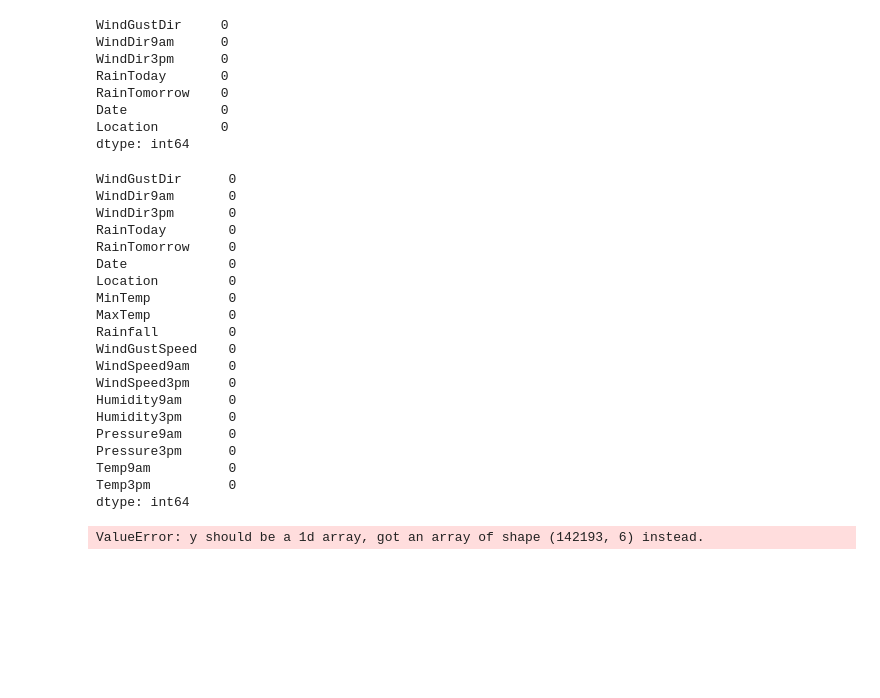
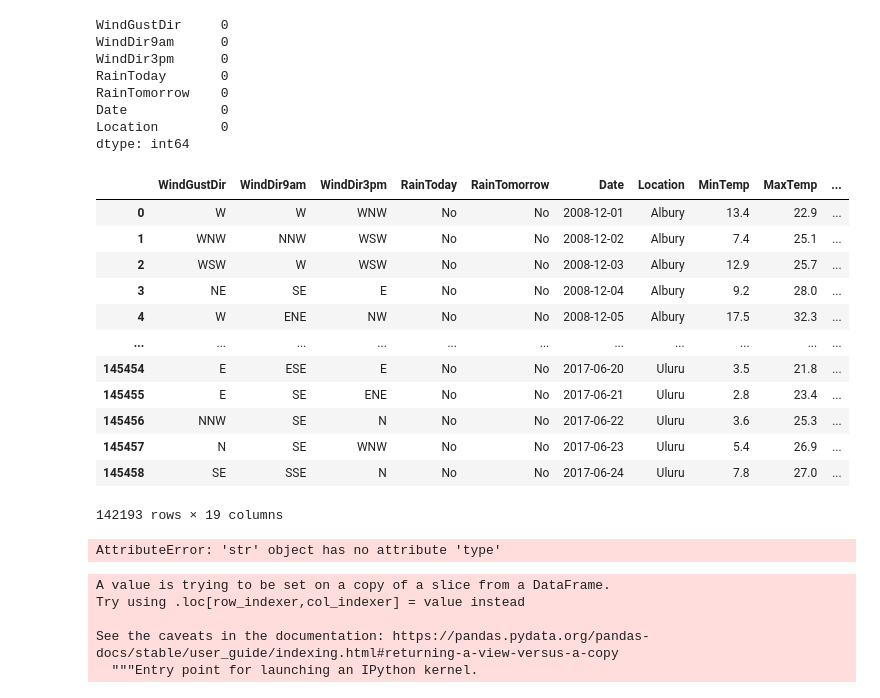
Before and after one commit to janeetazahid/ML-Projects, a Jupyter notebook: rainFall/rainfallPred.ipynb, the cells around one changed output. Cells and saved outputs as stored; diff of their text form; code cells hidden in the pictures; blank space fills up the shorter version.

Commit message:
label encoding

```diff
--- a/rainFall/rainfallPred.ipynb
+++ b/rainFall/rainfallPred.ipynb
@@ -222,35 +222,32 @@ dtype: int64
 # %%
 rainFall_df_cleaned=df_categorical.join(df_numerical)
 rainFall_df_cleaned.isna().sum()
+rainFall_df_cleaned
 # %% [output]
+|  | WindGustDir | WindDir9am | WindDir3pm | RainToday | RainTomorrow | Date | Location | MinTemp | MaxTemp | ... |
+| 0 | W | W | WNW | No | No | 2008-12-01 | Albury | 13.4 | 22.9 | ... |
+| 1 | WNW | NNW | WSW | No | No | 2008-12-02 | Albury | 7.4 | 25.1 | ... |
+| 2 | WSW | W | WSW | No | No | 2008-12-03 | Albury | 12.9 | 25.7 | ... |
+| 3 | NE | SE | E | No | No | 2008-12-04 | Albury | 9.2 | 28.0 | ... |
+| 4 | W | ENE | NW | No | No | 2008-12-05 | Albury | 17.5 | 32.3 | ... |
+| ... | ... | ... | ... | ... | ... | ... | ... | ... | ... | ... |
+| 145454 | E | ESE | E | No | No | 2017-06-20 | Uluru | 3.5 | 21.8 | ... |
+| 145455 | E | SE | ENE | No | No | 2017-06-21 | Uluru | 2.8 | 23.4 | ... |
+| 145456 | NNW | SE | N | No | No | 2017-06-22 | Uluru | 3.6 | 25.3 | ... |
+| 145457 | N | SE | WNW | No | No | 2017-06-23 | Uluru | 5.4 | 26.9 | ... |
+| 145458 | SE | SSE | N | No | No | 2017-06-24 | Uluru | 7.8 | 27.0 | ... |
-WindGustDir      0
-WindDir9am       0
-WindDir3pm       0
-RainToday        0
-RainTomorrow     0
-Date             0
-Location         0
-MinTemp          0
-MaxTemp          0
-Rainfall         0
-WindGustSpeed    0
-WindSpeed9am     0
-WindSpeed3pm     0
-Humidity9am      0
-Humidity3pm      0
-Pressure9am      0
-Pressure3pm      0
-Temp9am          0
-Temp3pm          0
-dtype: int64
+142193 rows × 19 columns
 # %%
 #change categorical values
 from sklearn.preprocessing import OneHotEncoder
 from sklearn.preprocessing import LabelEncoder
-# %%
-#columns we need to transform
-cat_df=rainFall_df[['WindGustDir','WindDir9am','WindDir3pm','RainToday','RainTomorrow','Location']]
-label_encoder=LabelEncoder()
-encoded = label_encoder.fit_transform(cat_df)
-# %% [output]
-ValueError: y should be a 1d array, got an array of shape (142193, 6) instead.
+# %%
+#columns we need to transform
+#list of columsn to transform
+cat_list=['WindGustDir','WindDir9am','WindDir3pm','RainToday','RainTomorrow']
+for c in cat_list:
+    rainFall_df_cleaned[c]=rainFall_df_cleaned[c].astype('category')
+    new_col=c+'_Cat'
+    rainFall_df_cleaned[new_col] = cat_df[c].cat.codes
+# %% [output]
+AttributeError: 'str' object has no attribute 'type'
@@ -256,0 +256,8 @@ ValueError: y should be a 1d array, got an array of shape (142193, 6) instead.
+# %%
+cat_df['WindDir9am']=cat_df['WindDir9am'].astype('category')
+# %% [output]
+A value is trying to be set on a copy of a slice from a DataFrame.
+Try using .loc[row_indexer,col_indexer] = value instead
+
+See the caveats in the documentation: https://pandas.pydata.org/pandas-docs/stable/user_guide/indexing.html#returning-a-view-versus-a-copy
+  """Entry point for launching an IPython kernel.
```
Also changed, not shown: parts of 4 cells of this notebook.
